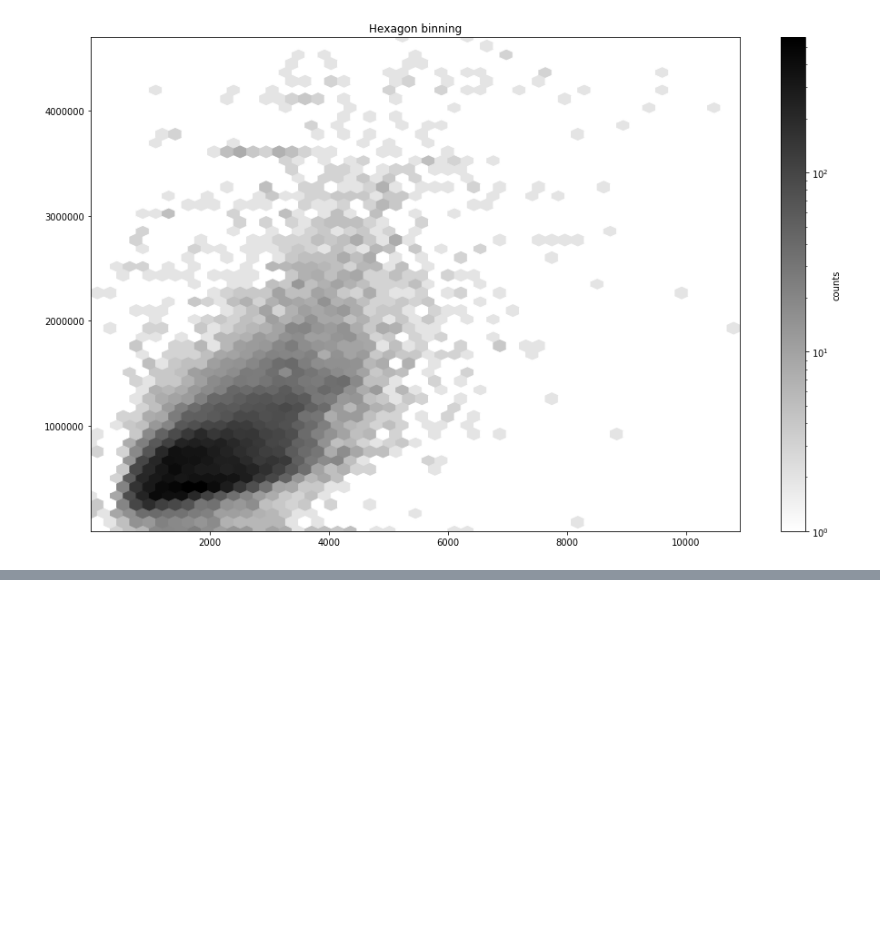
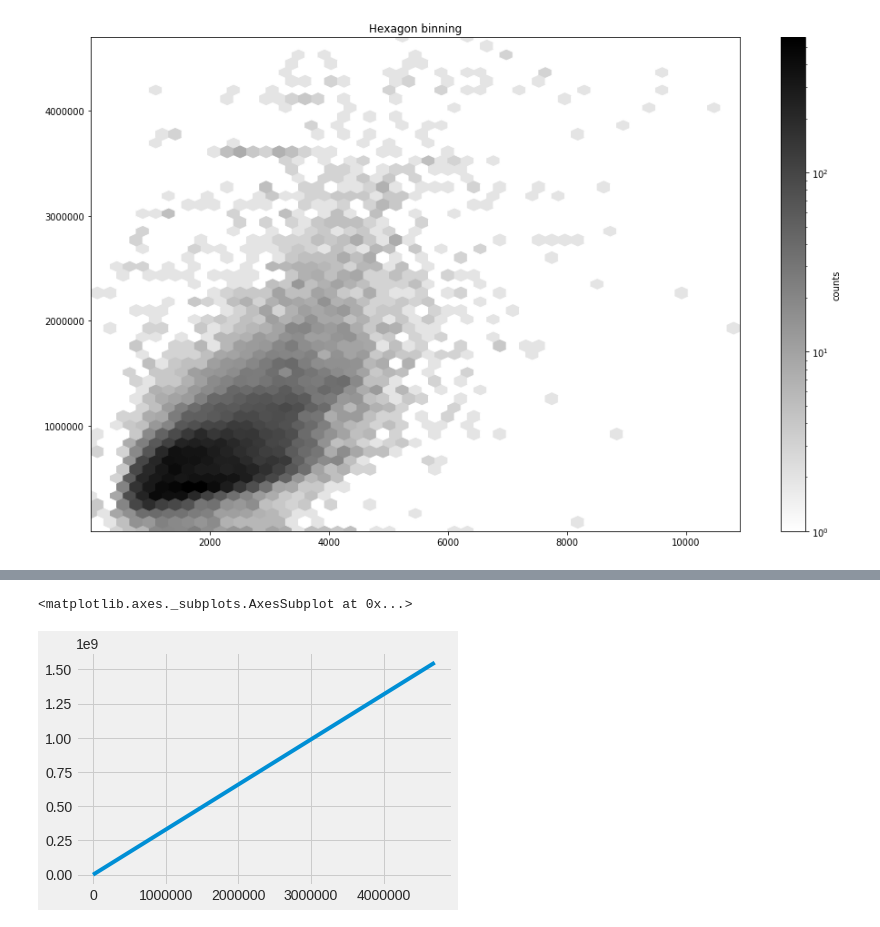
Before and after one commit to chum46/housing_sales_king_county, a Jupyter notebook: notebooks/exploratory/06_mef_visualizations.ipynb, the cells around one changed output, grey strips where cells are left out. Saved outputs shown, nothing was run; the diff lists cells and outputs as text; code cells hidden in the pictures; blank space fills up the shorter version.

```diff
--- a/notebooks/exploratory/06_mef_visualizations.ipynb
+++ b/notebooks/exploratory/06_mef_visualizations.ipynb
@@ -199,0 +509,8 @@ plt.savefig('price_sq_ft.png')
+# %%
+b = 65260
+m = 329.6531
+
+minimum = no_outliers.SalePrice.min()
+maximum =  no_outliers.SalePrice.max()
+
+x = np.linspace(minimum, maximum, 100)
@@ -199,0 +535,5 @@ plt.savefig('price_sq_ft.png')
+# %%
+sns.lineplot(x=x, y=m*x+b)
+# %% [output]
+<matplotlib.axes._subplots.AxesSubplot at 0x...>
+[figure, added]
```
Also changed, not shown: parts of 41 cells of this notebook, 7 other files.
